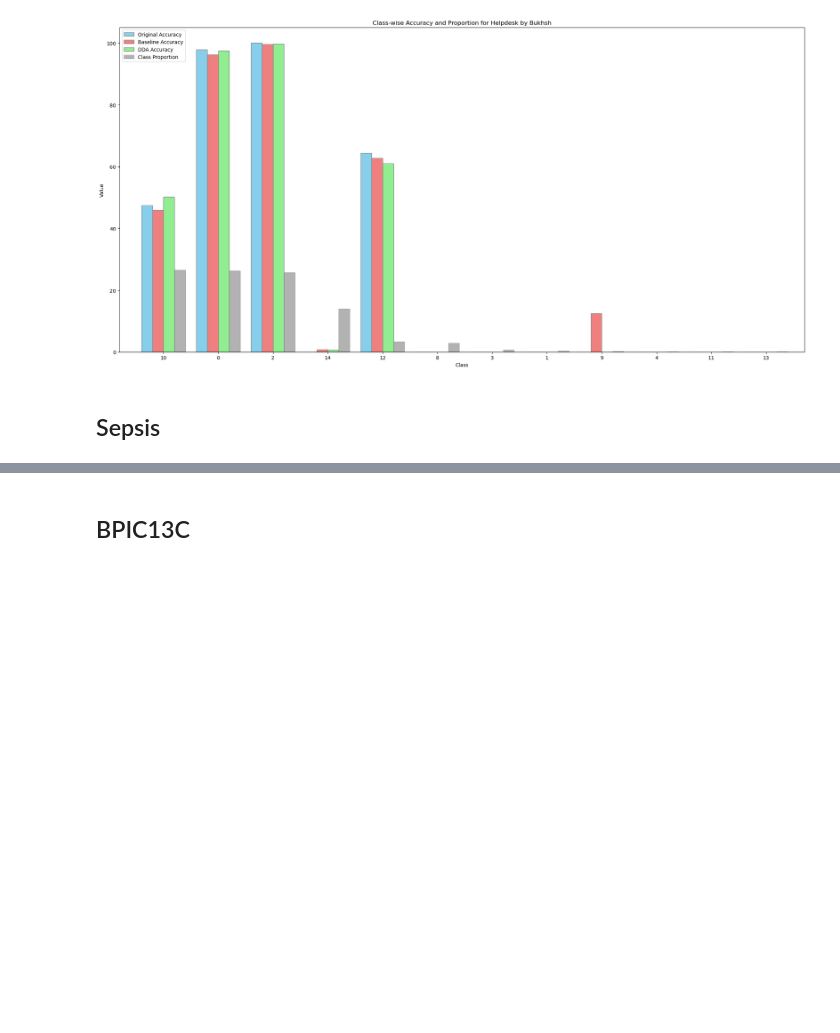
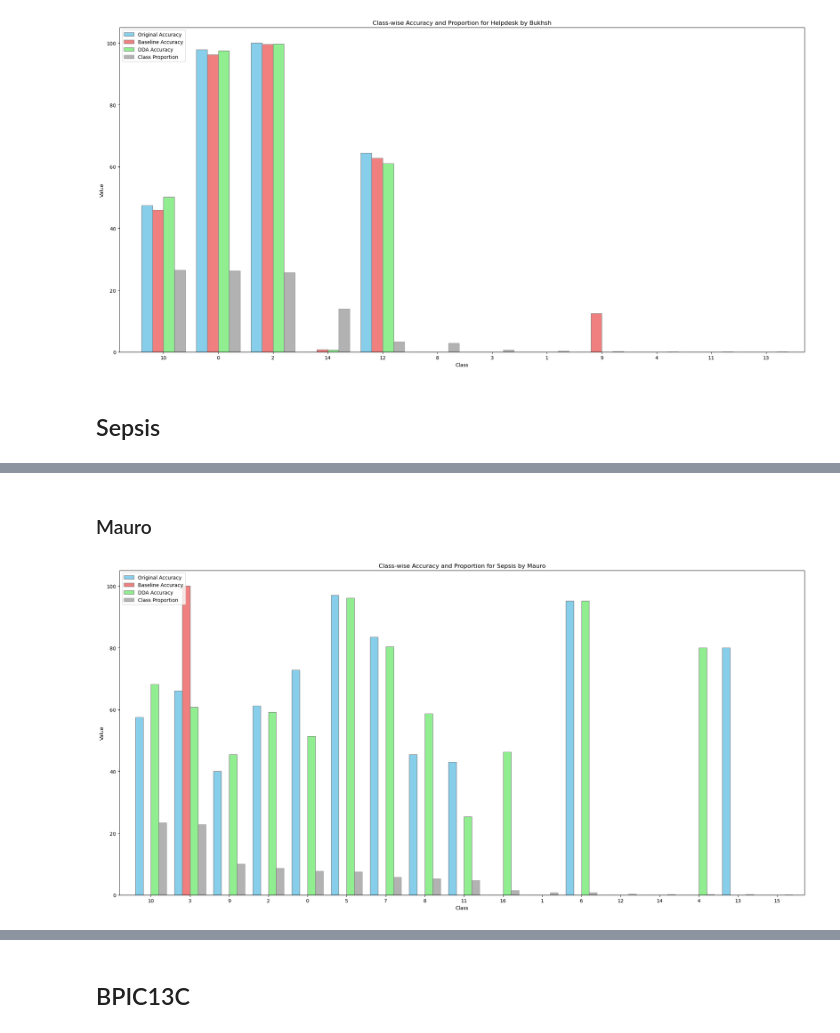
Before and after one commit to ChristineBrugger/A-declarative-data-augmentation-approach-for-predictive-process-monitoring, a Jupyter notebook: Analysis of Test Results.ipynb, the cells around one changed output, grey strips where cells are left out. Drawn from its saved outputs; the diff is of its cells as text; code cells hidden in the pictures; blank space fills up the shorter version.

```diff
--- a/Analysis of Test Results.ipynb
+++ b/Analysis of Test Results.ipynb
@@ -56,0 +69,17 @@ plot_class_accuracy(pt_orig_hd, pt_dda_hd, pt_base_hd, 'Helpdesk by Bukhsh')
+# %% [markdown]
+### Mauro
+# %%
+# Load data
+nnpm_base_sep = pd.read_csv('nnpm\\results\\raw_sepsis_baseline.txt', sep=';')
+nnpm_orig_sep = pd.read_csv('nnpm\\results\\raw_sepsis_orig.txt', sep=';')
+nnpm_dda_sep = pd.read_csv('nnpm\\results\\raw_sepsis_cvF_0.8_0.8_dc2_augm.txt', sep=';')
+
+# Map activity categorization to the one of tax
+nnpm_orig_sep = map_categorization(df_base=tax_orig_sep, df_adjust=nnpm_orig_sep)
+nnpm_dda_sep = map_categorization(df_base=tax_orig_sep, df_adjust=nnpm_dda_sep)
+nnpm_base_sep = map_categorization(df_base=tax_orig_sep, df_adjust=nnpm_base_sep)
+
+# Plot class-wise accuracy
+plot_class_accuracy(nnpm_orig_sep, nnpm_dda_sep, nnpm_base_sep, 'Sepsis by Mauro')
+# %% [output]
+[figure, added]
```
Also changed, not shown: parts of 15 cells of this notebook.
